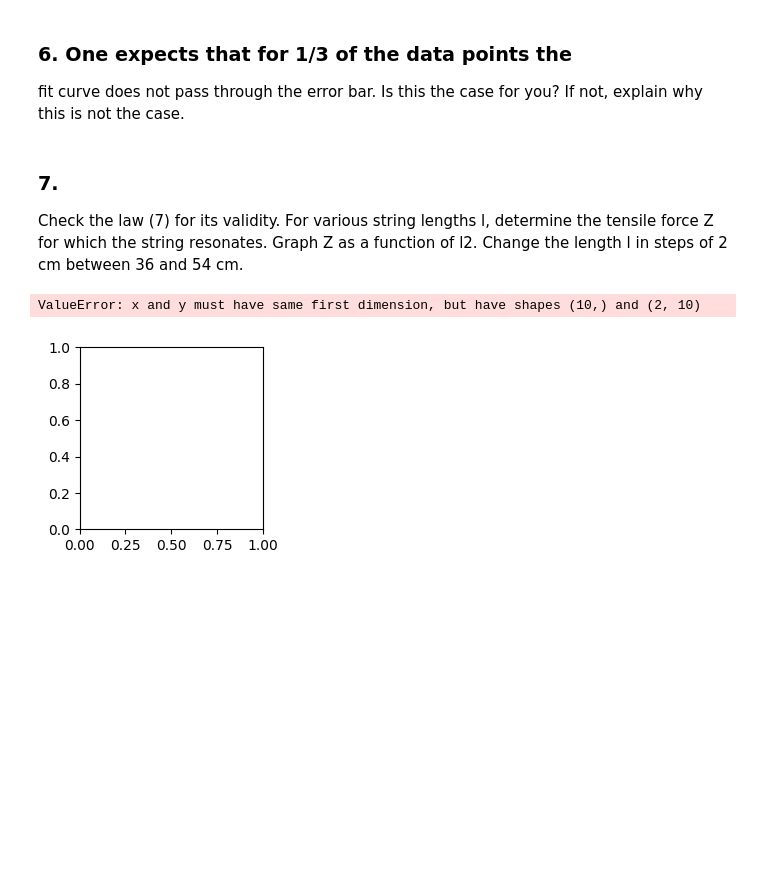
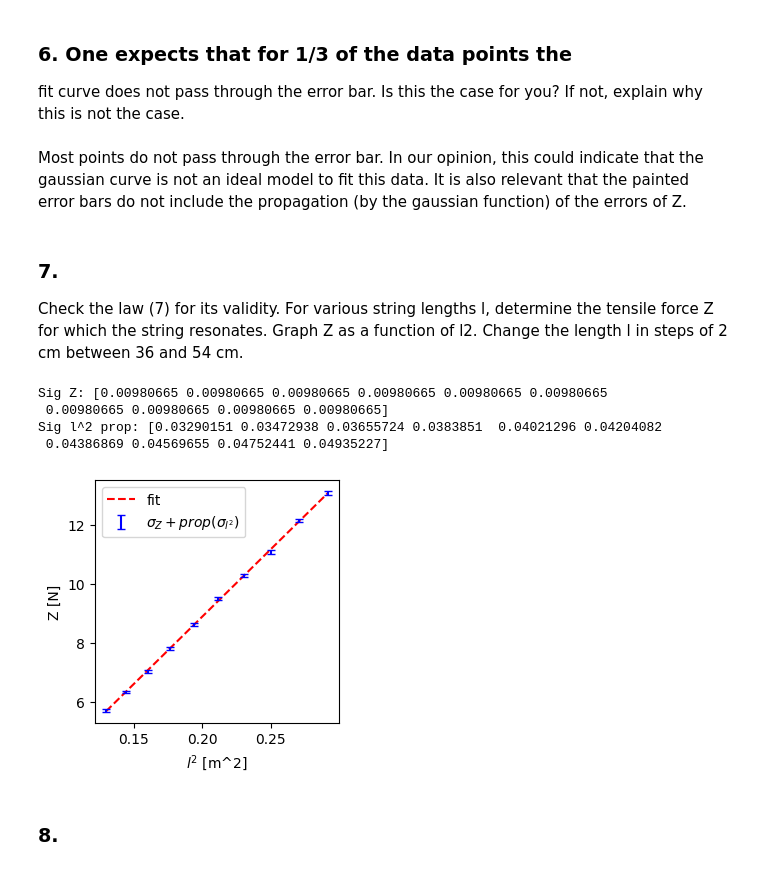
Before and after one commit to dominikrosser/praktikum_p1, a Jupyter notebook: 04-Saite/saite.ipynb, the cells around one changed output. Cells and saved outputs as stored; diff of their text form; code cells hidden in the pictures; blank space fills up the shorter version.

Commit message:
Finish data analysis

```diff
--- a/04-Saite/saite.ipynb
+++ b/04-Saite/saite.ipynb
@@ -54,20 +54,21 @@ def calc_Z_sqrt_of_m_grams(m_gr):
     # TODO verify error propagation of this
     return calc_Z_sqrt_of_m_kg(m_gr / 1000)
 
+def calc_Z_of_m_grams(m_gr):
+    return calc_Z_of_m_kg(m_gr / 1000)
+
 # Calculate sqrt(Force Z Newton) from appended mass in kg.
 def calc_Z_sqrt_of_m_kg(m_kg,):
     return np.sqrt(2*(g*m_kg)), np.sqrt(g/(2*m_kg)*sig_m_kg**2 + m_kg/(2*g)*sig_g**2)
+
+def calc_Z_of_m_kg(m_kg):
+    return 2*g*m_kg, np.sqrt(np.square(sig_m_kg)*np.square(2*g) + np.square(sig_g)*np.square(2*m_kg))
 
 # A
 A_values_4_m = A_4_meas_mm / 1000
 A_values_4_mm = A_4_meas_mm
 # sqrt Z
 Z_4_values_newton_sqrt, Z_4_values_newton_error_sqrt = calc_Z_sqrt_of_m_grams(weight_m_4_meas_grams)# TODO TODO error of m grams
-#Z_4_sqrt_values = np.sqrt(Z_4_values_newton)
-#Z_4_sqrt_error = 100 # TODO
-
-# TODO Graph A(sqrt(Z))
-# TODO INCLUDE ERROR BARS FOR A
 
 # TODO Add error for m of 1g
 sig_A_values_4_m = np.ones(len(A_values_4_m))*np.std(A_meas_1/1000)
@@ -172,6 +146,9 @@ Mean a value in mm of the A(sqrt(Z)) values:  0.46370967741935476
 fit curve does not pass through the error bar. Is
 this the case for you? If not, explain why this
 is not the case.
+# %% [markdown]
+Most points do not pass through the error bar. In our opinion, this could indicate that the gaussian curve is not an ideal model to fit this data.
+It is also relevant that the painted error bars do not include the propagation (by the gaussian function) of the errors of Z.
 # %% [markdown]
 ### 7.
 Check the law (7) for its validity. For various
@@ -182,33 +159,45 @@ function of l2. Change the length l in steps of
 # %%
 length_7_cm, resonance_mass_7_grams_without200gr = np.genfromtxt(os.path.join(os.getcwd(), "7_lengths_resonanceMass.csv"), delimiter=',', skip_header=1, unpack=True)
 mass_7_grams = resonance_mass_7_grams_without200gr + 200
 
 length_7_m = length_7_cm / 100
 mass_7_kg = mass_7_grams / 1000
-Z_7_kg = calc_Z_of_m_grams(mass_7_grams)
+Z_7_kg, Z_7_kg_sig = calc_Z_of_m_grams(mass_7_grams)
 
 length_7_squared_m = np.square(length_7_m)
 
-sig_Z_7 = np.zeros(len(Z_7_kg))#TODO
-
+sig_l_cm = 0.1 # cm
+sig_l_m = sig_l_cm / 100
+sig_l_squared_m = np.sqrt(np.square(sig_l_m)*np.square(2*length_7_m))
 # Helper function
 import matplotlib.pyplot as plt
+from scipy.stats import linregress
 def errorbar_plot_Z_of_l_squared(l_squared, Z, sig_Z):
+    slope, intercept, rvalue, pvalue, sevalue = scipy.stats.linregress(l_squared, Z)
+    x_axis_spaced = np.linspace(np.min(l_squared), np.max(l_squared), 10)
+    sigprop = np.sqrt(np.square(sig_l_squared_m)*np.square(slope))
+    print("Sig Z:", sig_Z)
+    print("Sig l^2 prop:", sigprop)
     x, y = l_squared, Z
-    sig = sig_Z
+    sig = sig_Z + sigprop
     cm = 1/2.54
-    fig, ax = plt.subplots(1,1,figsize=(6*cm, 6*cm))
-    ax.plot(x,y,linestyle='-', color='red')
-    ax.errorbar(x, y, yerr=sig, linestyle='', color='blue', capsize=3, label='error bars')
-    ax.set_xlabel('l^2')
-    ax.set_ylabel('Z')
-    ax.set_title('...')
+    fig, ax = plt.subplots(1,1,figsize=(8*cm, 8*cm))
+    #ax.plot(x,y,linestyle='-', color='red')
+    ax.plot(x_axis_spaced, slope*x_axis_spaced + intercept, 'r--', label='fit')
+    ax.errorbar(x, y, yerr=sig, linestyle='', color='blue', capsize=3, label=r'$\sigma_{Z} + prop(\sigma_{l^2})$')
+    ax.set_xlabel(r'$l^2$ [m^2]')
+    ax.set_ylabel('Z [N]')
     #ax.set_xlim([-1,1])
     #ax.set_ylim([-4,4])
-    ax.legend(loc='lower right')
+    ax.legend(loc='upper left')
     plt.show()
 
-errorbar_plot_Z_of_l_squared(length_7_squared_m, Z_7_kg, sig_Z_7)
+errorbar_plot_Z_of_l_squared(length_7_squared_m, Z_7_kg, Z_7_kg_sig)
 # %% [output]
-ValueError: x and y must have same first dimension, but have shapes (10,) and (2, 10)
+Sig Z: [0.00980665 0.00980665 0.00980665 0.00980665 0.00980665 0.00980665
+ 0.00980665 0.00980665 0.00980665 0.00980665]
+Sig l^2 prop: [0.03290151 0.03472938 0.03655724 0.0383851  0.04021296 0.04204082
+ 0.04386869 0.04569655 0.04752441 0.04935227]
-[figure, old version]
+[figure, new version]
+# %% [markdown]
+### 8.
```
Also changed, not shown: parts of 5 cells of this notebook.
